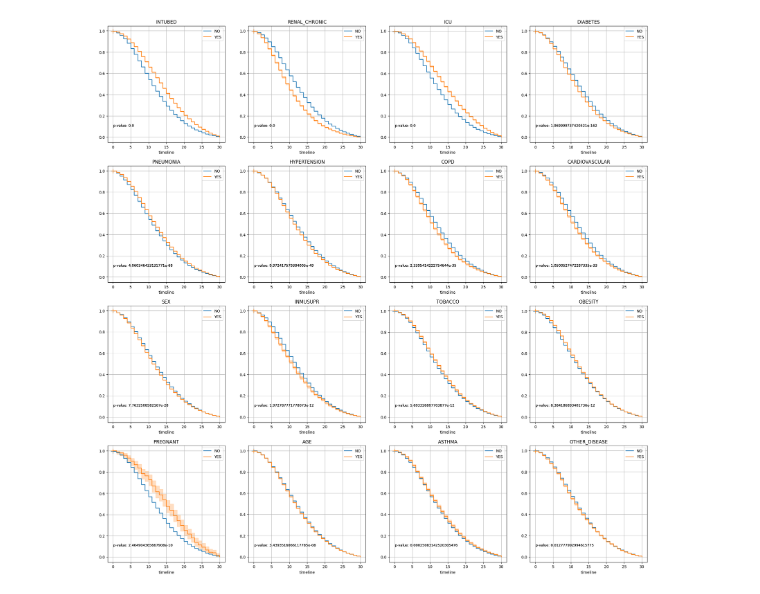
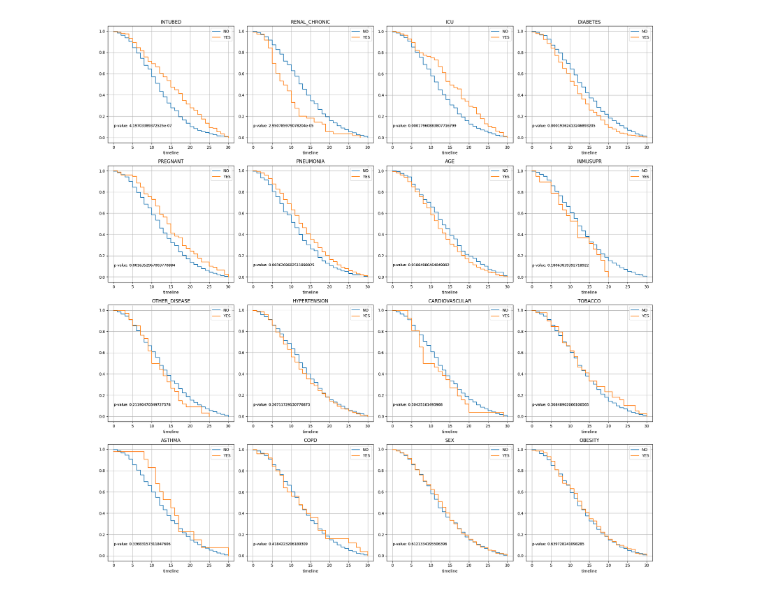
Before and after one commit to JustCati/CovidRiskPrediction, a Jupyter notebook: Python/SurvCurve.ipynb, the cells around one changed output. Saved outputs shown, nothing was run; the diff lists cells and outputs as text; code cells hidden in the pictures.

Commit message:
fix: p-value

```diff
--- a/Python/SurvCurve.ipynb
+++ b/Python/SurvCurve.ipynb
@@ -66,0 +26,11 @@ df.DAYS[df.DAYS != 0].plot(kind="kde", xlim=(0, 35))
+# %%
+dim = 2500
+
+preg = df[df.PREGNANT == True]
+notPreg = df[df.PREGNANT == False]
+
+preg = preg.sample(dim // 2, random_state=47)
+notPreg = notPreg.sample(dim // 2, random_state=48)
+
+df = pd.concat([preg, notPreg])
+df.info()
@@ -67,8 +55,7 @@ df.DAYS[df.DAYS != 0].plot(kind="kde", xlim=(0, 35))
 # %%
-
 def getPValues(df):
     res = {}
-    columns = [x for x in df.columns if x != "DAYS" and x != "DIED"]
+    columns = [x for x in df.columns if x not in ["DAYS", "DIED"]]
     for col in columns:
-        res[col] = pairwise_logrank_test(df["DAYS"], df[col], df["DIED"]).p_value[0]
+        res[col] = (pairwise_logrank_test(df["DAYS"], df[col], df["DIED"]).p_value[0])
     return res
@@ -86,4 +62,4 @@ medianAge
 # %%
-pValues = sorted(getPValues(ages).items(), key=lambda x: x[1])
+pValues = sorted(getPValues(df).items(), key=lambda x: x[1])
 pValues
 # %% [output]
@@ -110,11 +86,9 @@ def printGraph(df, colname, legend = ["NO", "YES"]):
 
         kmf = KaplanMeierFitter()
         kmf.fit(indexis["DAYS"], indexis["DIED"])
-        kmf.plot(label = legend[elem], show_censors=True)
+        kmf.plot(label = legend[elem], ci_show=False)
 
         pValue = pairwise_logrank_test(df["DAYS"], df[colname], df["DIED"]).p_value[0]
         plt.text(0.1, 0.1, "p-value: " + str(pValue), fontsize=9)
         plt.grid(True)
         plt.title(colname)
-
-        medianSurvTime = int(kmf.median_survival_time_)
@@ -127,9 +95,10 @@ TypeError: 'float' object cannot be interpreted as an integer
 # %%
-plt.figure(figsize=(25, 25))
+plt.figure(figsize=(20, 20))
 for i in range(4):
     for j in range(4):
         plt.subplot(4, 4, i * 4 + j + 1)
-        printGraph(ages, pValues[i * 4 + j][0])
+        printGraph(df, pValues[i * 4 + j][0])
+plt.tight_layout()
 plt.show()
 # %% [output]
-[figure, old version]
+[figure, new version]
```
Also changed, not shown: parts of 13 cells of this notebook.
